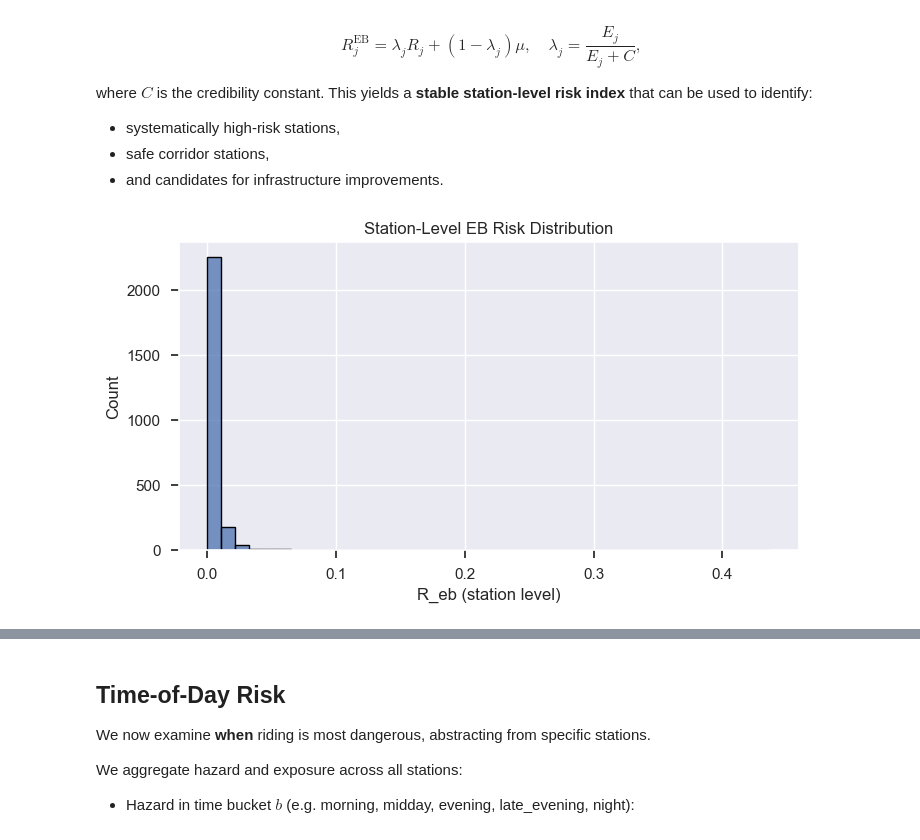
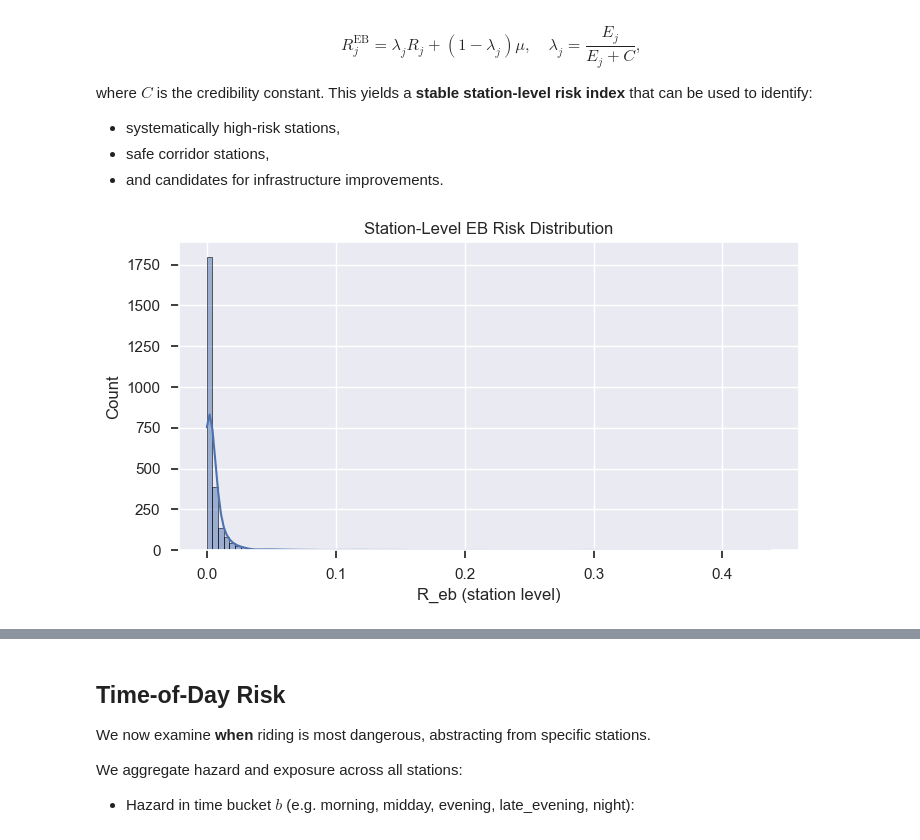
Before and after one commit to armoutihansen/DSC, a Jupyter notebook: notebooks/risk_analysis_.ipynb, the cells around one changed output, grey strips where cells are left out. Drawn from its saved outputs; the diff is of its cells as text; code cells hidden in the pictures.

Commit message:
Adding figures

```diff
--- a/notebooks/risk_analysis_.ipynb
+++ b/notebooks/risk_analysis_.ipynb
@@ -805,18 +0,0 @@ station_tod.head()
-# %%
-# Determine tier cutoffs within each time-of-day
-tiers = {}
-
-for tod in station_tod["tod"].unique():
-    subset = station_tod[station_tod["tod"] == tod]
-    q50, q80, q95 = subset["R_eb"].quantile([0.50, 0.80, 0.95])
-    tiers[tod] = (q50, q80, q95)
-
-def assign_station_tod_tier(row):
-    q50, q80, q95 = tiers[row["tod"]]
-    r = row["R_eb"]
-    if r <= q50: return "low"
-    elif r <= q80: return "medium"
-    elif r <= q95: return "high"
-    else: return "very_high"
-
-station_tod["risk_tier"] = station_tod.apply(assign_station_tod_tier, axis=1)
@@ -1264,30 +321,30 @@ where $C$ is the credibility constant. This yields a **stable station-level risk
 # %%
 # Compute station-level EB risk
 # Aggregate to station level
 station_agg = (
     risk_panel.groupby("station_id", as_index=False)[["H", "E"]]
     .sum()
 )
 
 # Global mean risk
 mu_global = station_agg["H"].sum() / (station_agg["E"].sum() + EPS)
 
 # EB smoothing
 station_agg["R_raw"], station_agg["R_eb"], station_agg["lambda"] = eb_smooth(
     station_agg["H"], station_agg["E"], mu_global, C=C
 )
 
 # Attach metadata
 station_agg = station_agg.merge(stations, on="station_id", how="left")
 
 # Plot distribution
 plt.figure(figsize=(8,4))
-sns.histplot(station_agg["R_eb"], bins=40)
+sns.histplot(station_agg["R_eb"], bins=100, kde=True)
 plt.title("Station-Level EB Risk Distribution")
 plt.xlabel("R_eb (station level)")
 plt.show()
 # %% [output]
-[figure, old version]
+[figure, new version]
 # %%
 # Quantile-based tiers: low / medium / high / very_high
 q50, q90, q95 = station_agg["R_eb"].quantile([0.5, 0.9, 0.95])
```
Also changed, not shown: parts of 35 cells of this notebook, 11 other files.
